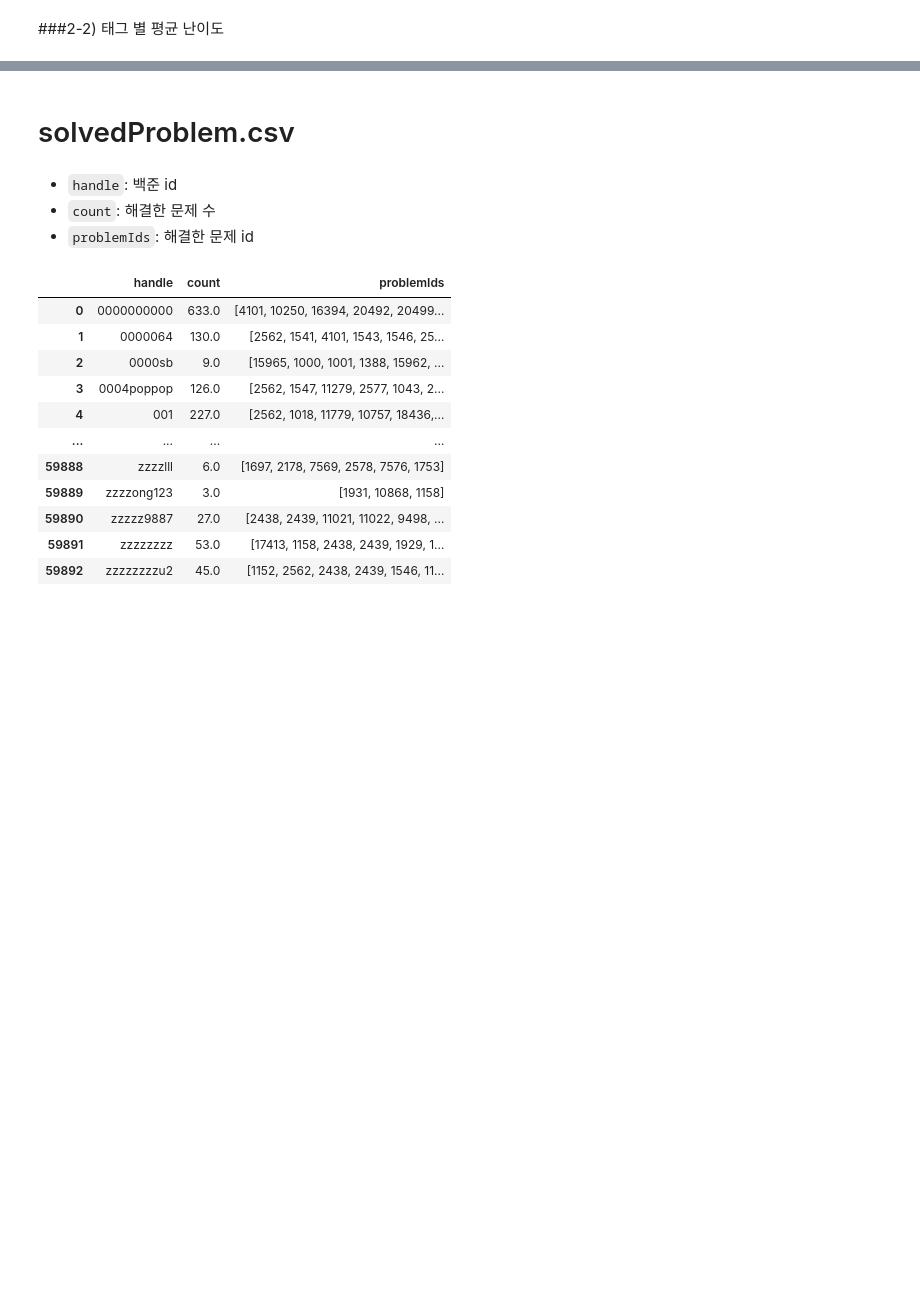
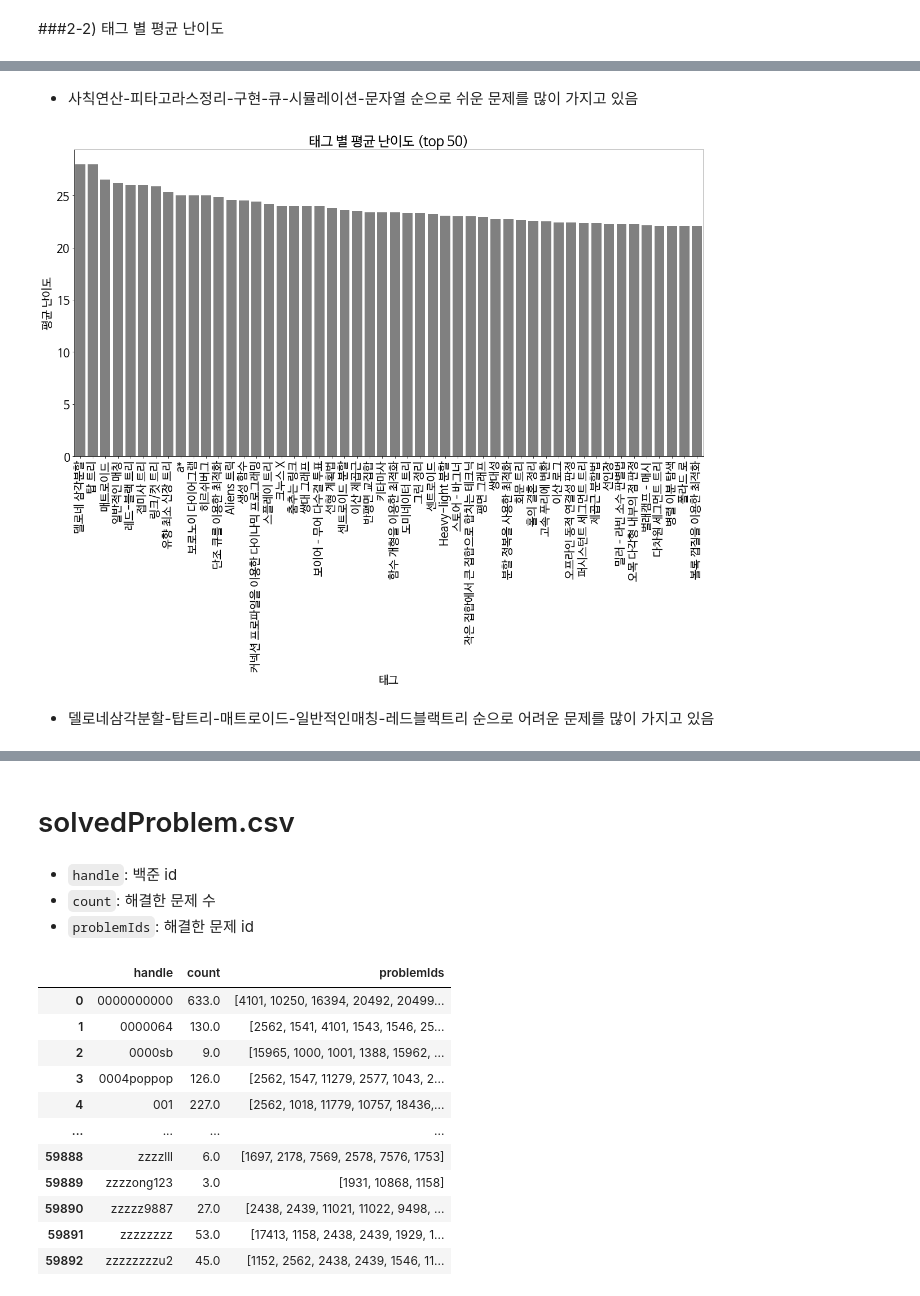
Before and after one commit to Capstone-Algo-Recommendation/ML-recommendation, a Jupyter notebook: data/EDA.ipynb, the cells around one changed output, grey strips where cells are left out. Cells and saved outputs as stored; diff of their text form; code cells hidden in the pictures; blank space fills up the shorter version.

```diff
--- a/data/EDA.ipynb
+++ b/data/EDA.ipynb
@@ -268,0 +349,14 @@ KeyboardInterrupt: ignored
+# %% [markdown]
+- 사칙연산-피타고라스정리-구현-큐-시뮬레이션-문자열 순으로 쉬운 문제를 많이 가지고 있음
+# %%
+level_avg_tags_top50 = level_avg_tags[-50:].sort_values(by='level', ascending=False)
+level_avg_tags_plot = sns.barplot(x = level_avg_tags_top50.index, y = 'level', data = level_avg_tags_top50, color = 'grey')
+level_avg_tags_plot.set_title('태그 별 평균 난이도 (top 50)')
+level_avg_tags_plot.set_xlabel('태그')
+level_avg_tags_plot.set_ylabel('평균 난이도')
+plt.xticks(rotation = 90)
+plt.show()
+# %% [output]
+[figure, added]
+# %% [markdown]
+- 델로네삼각분할-탑트리-매트로이드-일반적인매칭-레드블랙트리 순으로 어려운 문제를 많이 가지고 있음
```
Also changed, not shown: parts of 40 cells of this notebook.
